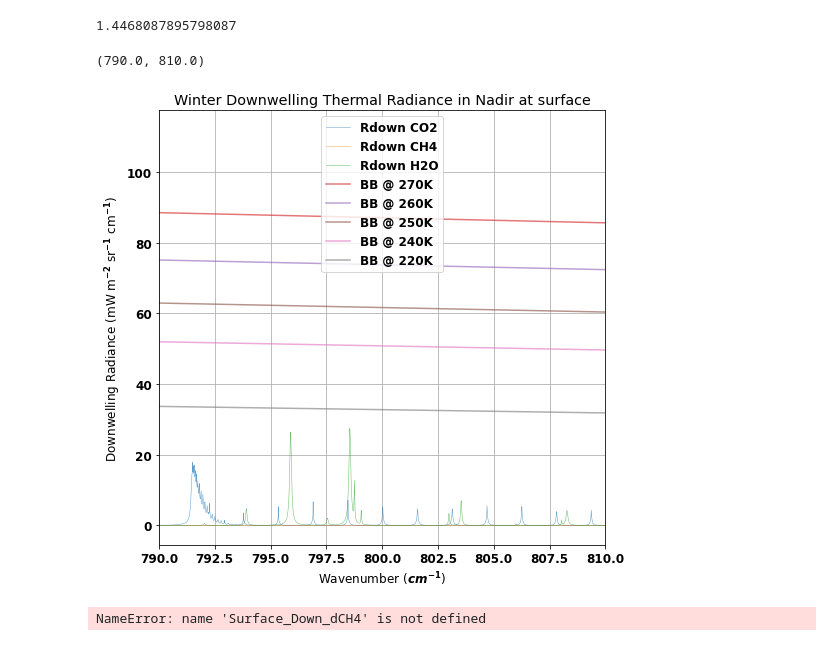
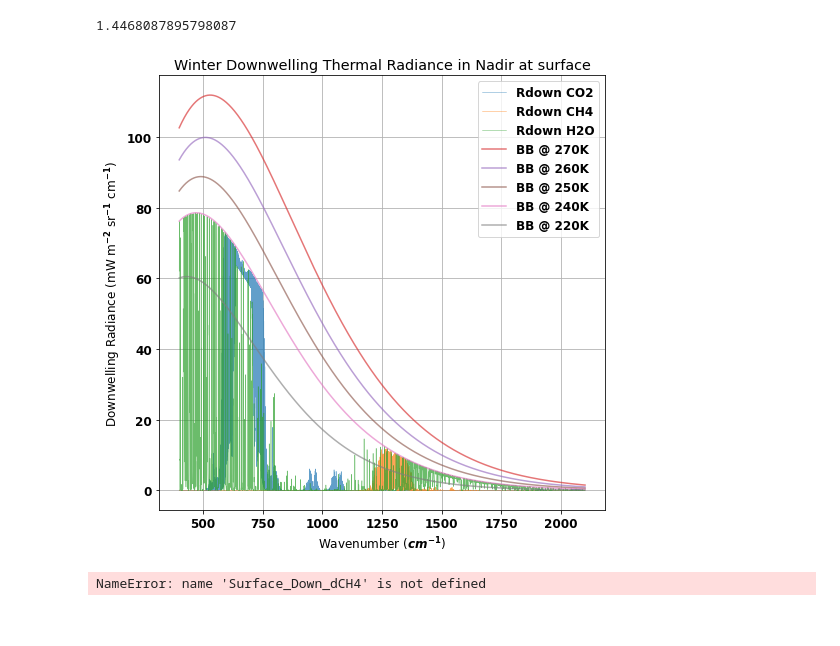
Before and after one commit to costachris/arctic_surface_forcing, a Jupyter notebook: rad_transfer_python/simulate_radiances_main.ipynb, the cells around one changed output. Drawn from its saved outputs; the diff is of its cells as text; code cells hidden in the pictures.

```diff
--- a/rad_transfer_python/simulate_radiances_main.ipynb
+++ b/rad_transfer_python/simulate_radiances_main.ipynb
@@ -462,32 +462,31 @@ integral_rad_diff * np.pi
 # %%
 plt.figure(figsize = (8,8))
 plt.plot(nu_, 1e3*Surface_Down_CO2,label='Rdown CO2', alpha=0.7 ,linewidth = 0.5)
 plt.plot(nu_, 1e3*Surface_Down_CH4,label='Rdown CH4', alpha=0.7 ,linewidth = 0.5)
 plt.plot(nu_, 1e3*Surface_Down_H2O,label='Rdown H2O', alpha=0.7 ,linewidth = 0.5)
 
 # plt.plot(wl_nu*1e6,Surface_Down_dH2O,label='downwelling radiance at surface (double H$_2$O', alpha=0.7)#, wl_nu*1e6, np.sum(R,axis=1), wl_nu*1e6,R_surf)
 
 plt.plot(nu_, W_m_mW_cm*planck_wavenumber(wavenum_m,270),label='BB @ 270K',alpha=0.63)
 plt.plot(nu_, W_m_mW_cm*planck_wavenumber(wavenum_m,260),label='BB @ 260K',alpha=0.63)
 plt.plot(nu_, W_m_mW_cm*planck_wavenumber(wavenum_m,250),label='BB @ 250K',alpha=0.63)
 plt.plot(nu_, W_m_mW_cm*planck_wavenumber(wavenum_m,240),label='BB @ 240K',alpha=0.63)
 plt.plot(nu_, W_m_mW_cm*planck_wavenumber(wavenum_m,220),label='BB @ 220K',alpha=0.63)
 plt.legend(loc=0)
 
 # plt.xlim((491,1799))
 # plt.xlim((500,800))
 # plt.xlabel('Wavelength ($\mu$m)')
 plt.xlabel('Wavenumber ($cm^{-1}$)')
 # plt.ylabel('downwelling Radiance (W m$^{-2}$ sr$^{-1}$ $\mu$m$^{-1}$)')
 plt.ylabel(r'Downwelling Radiance (mW m$^{-2}$ sr$^{-1}$ cm$^{-1}$)')
 # plt.xlim((4,30))
 plt.title('Winter Downwelling Thermal Radiance in Nadir at surface')
 plt.grid()
-plt.xlim([790,810])
+# plt.xlim([400,750])
 # plt.savefig('figs/christian_update_9_14/Rdown_gas_components_zoom.png', dpi = 300)
 # %% [output]
-(790.0, 810.0)
-[figure, old version]
+[figure, new version]
 # %%
 plt.figure(figsize = (8,8))
 plt.plot(nu_, 1e3*Surface_Down_dCH4,label='downwelling radiance at surface', alpha=0.7 ,linewidth = 0.5)
```
Also changed, not shown: 4 other files.
